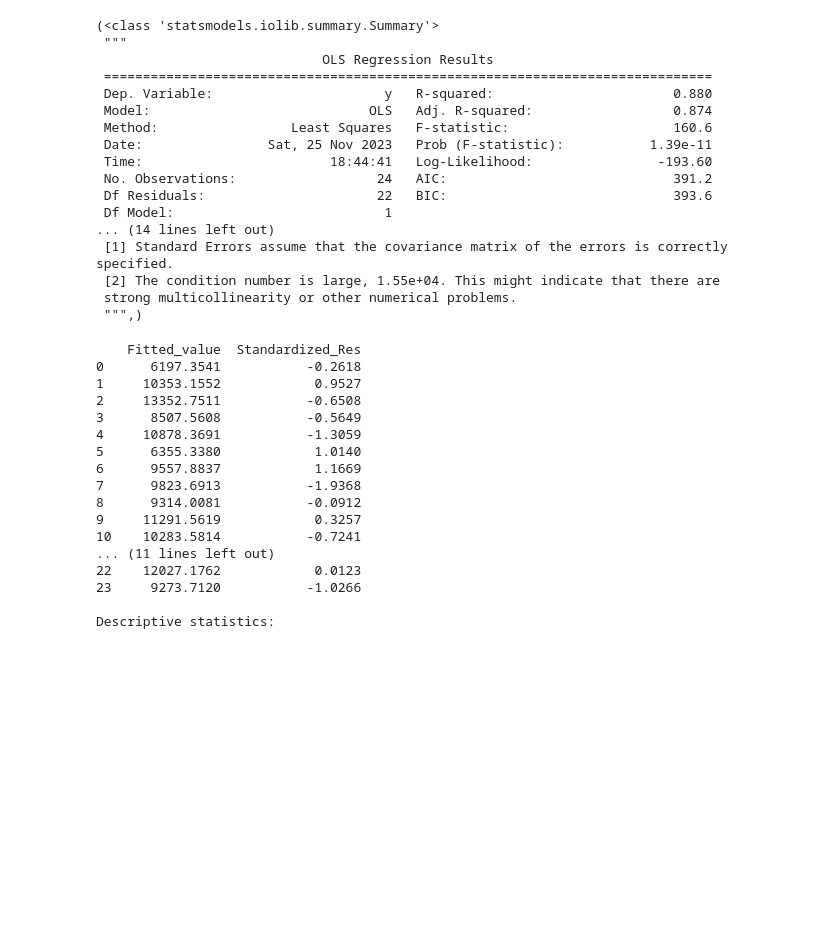
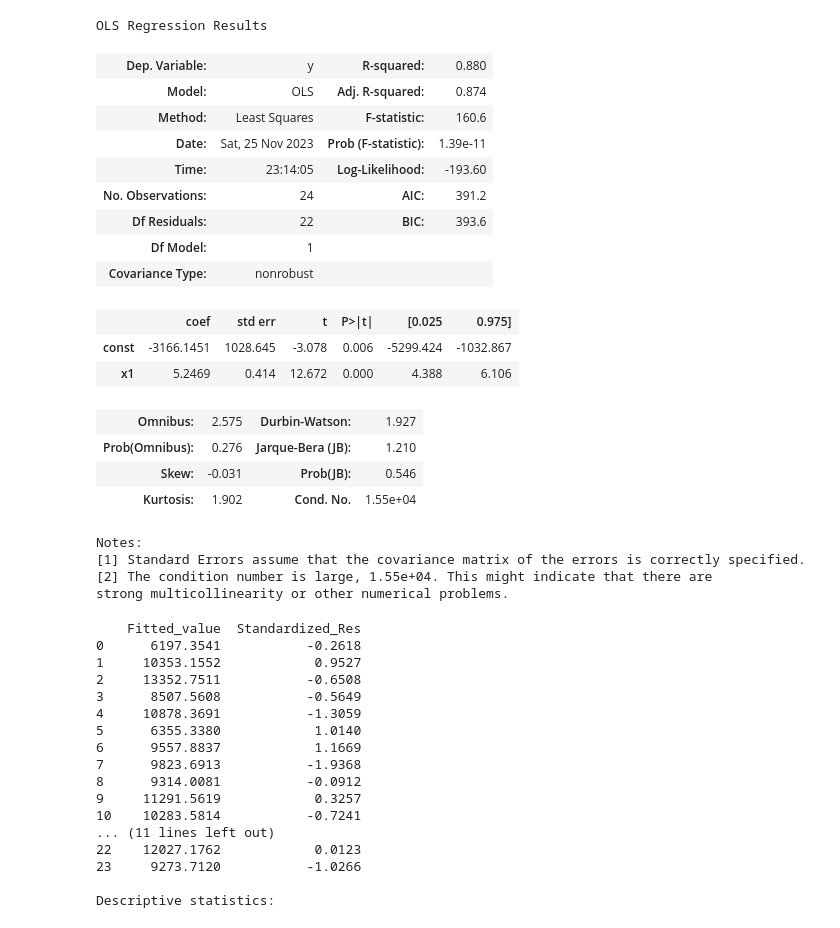
Before and after one commit to amkayhani/Statistics, a Jupyter notebook: Correlations_and_Linear_Regression_Lab.ipynb, the cells around one changed output. Cells and saved outputs as stored; diff of their text form; code cells hidden in the pictures; blank space fills up the shorter version.

```diff
--- a/Correlations_and_Linear_Regression_Lab.ipynb
+++ b/Correlations_and_Linear_Regression_Lab.ipynb
@@ -88,45 +88,45 @@ R^2: 0.8795018209693297
 # %%
 # Adding a constant to the independent value
 X = sm.add_constant(df['Spending'].values)
 
 # Dependent variable
 y = df['Revenue'].values
 
 # Creating an OLS regression model
 model = sm.OLS(y, X).fit()
 
 # Getting the summary of the regression
 regression_summary = model.summary()
 
 # Get detailed tables from summary as DataFrames
 tables = model.summary2().tables
 regression_statistics_df = pd.DataFrame(tables[0])
 #anova_df = pd.DataFrame(tables[1])
 #coefficients_df = pd.DataFrame(tables[2])
 
-regression_summary,
-
-#regression_statistics_df,
-#anova_df,
-#coefficients_df
+regression_summary
 # %% [output]
-(<class 'statsmodels.iolib.summary.Summary'>
- """
-                             OLS Regression Results
- ==============================================================================
- Dep. Variable:                      y   R-squared:                       0.880
- Model:                            OLS   Adj. R-squared:                  0.874
- Method:                 Least Squares   F-statistic:                     160.6
- Date:                Sat, 25 Nov 2023   Prob (F-statistic):           1.39e-11
- Time:                        18:44:41   Log-Likelihood:                -193.60
- No. Observations:                  24   AIC:                             391.2
- Df Residuals:                      22   BIC:                             393.6
- Df Model:                           1
-... (14 lines left out)
- [1] Standard Errors assume that the covariance matrix of the errors is correctly specified.
- [2] The condition number is large, 1.55e+04. This might indicate that there are
- strong multicollinearity or other numerical problems.
- """,)
+OLS Regression Results
+| Dep. Variable: | y | R-squared: | 0.880 |
+| Model: | OLS | Adj. R-squared: | 0.874 |
+| Method: | Least Squares | F-statistic: | 160.6 |
+| Date: | Sat, 25 Nov 2023 | Prob (F-statistic): | 1.39e-11 |
+| Time: | 23:14:05 | Log-Likelihood: | -193.60 |
+| No. Observations: | 24 | AIC: | 391.2 |
+| Df Residuals: | 22 | BIC: | 393.6 |
+| Df Model: | 1 |  |  |
+| Covariance Type: | nonrobust |  |  |
+|  | coef | std err | t | P>|t| | [0.025 | 0.975] |
+| const | -3166.1451 | 1028.645 | -3.078 | 0.006 | -5299.424 | -1032.867 |
+| x1 | 5.2469 | 0.414 | 12.672 | 0.000 | 4.388 | 6.106 |
+| Omnibus: | 2.575 | Durbin-Watson: | 1.927 |
+| Prob(Omnibus): | 0.276 | Jarque-Bera (JB): | 1.210 |
+| Skew: | -0.031 | Prob(JB): | 0.546 |
+| Kurtosis: | 1.902 | Cond. No. | 1.55e+04 |
+Notes:
+[1] Standard Errors assume that the covariance matrix of the errors is correctly specified.
+[2] The condition number is large, 1.55e+04. This might indicate that there are
+strong multicollinearity or other numerical problems.
 # %%
 from scipy.stats import zscore
 
```
Also changed, not shown: parts of 1 cell of this notebook.
